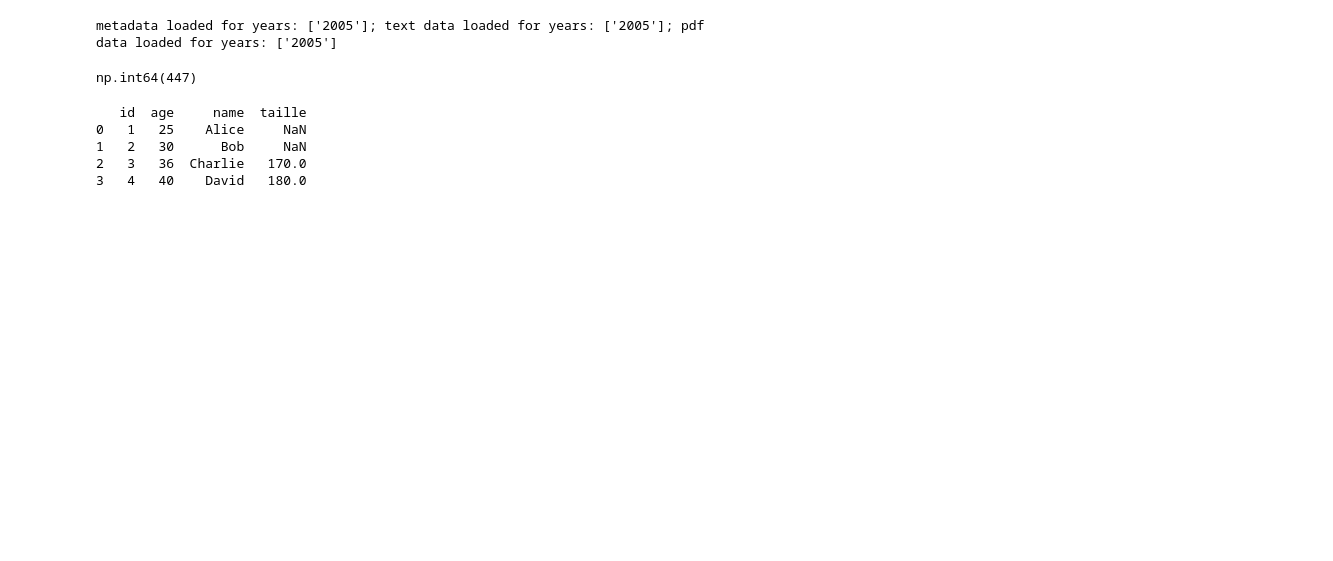
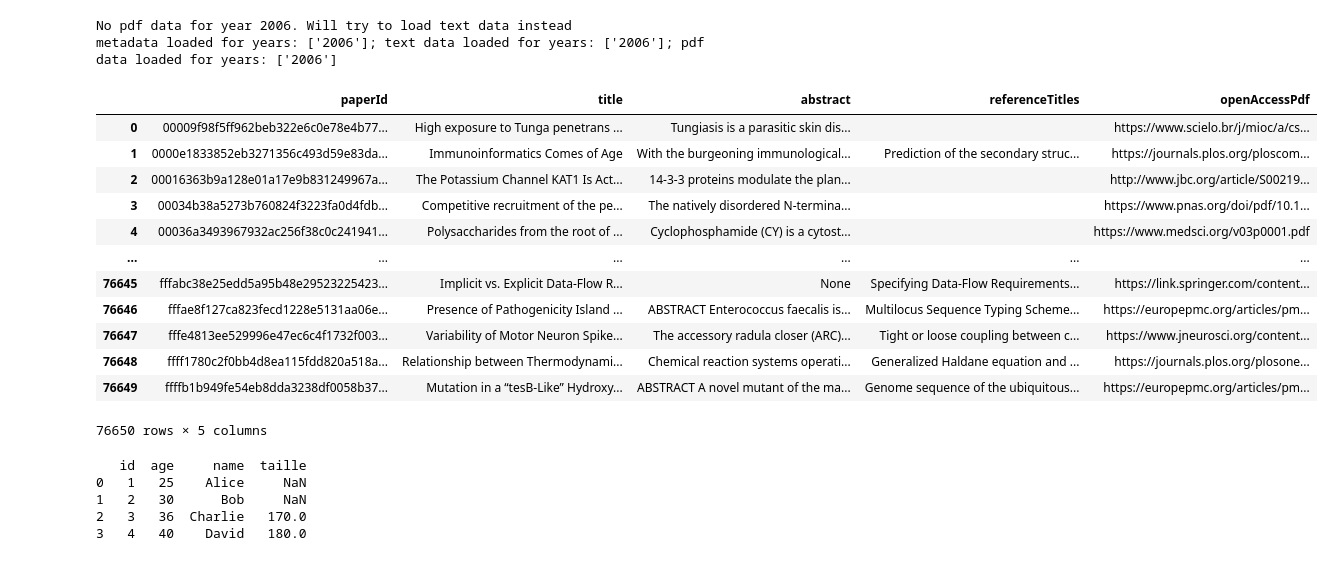
Before and after one commit to justjul/asXai, a Jupyter notebook: notebooks/extract_pdfs.ipynb, the cells around one changed output. Drawn from its saved outputs; the diff is of its cells as text; code cells hidden in the pictures; blank space fills up the shorter version.

Commit message:
Started refactoring dataset handling

```diff
--- a/notebooks/extract_pdfs.ipynb
+++ b/notebooks/extract_pdfs.ipynb
@@ -28,0 +65,4 @@ import tempfile
+# %%
+metadata, textdata = load_dataset(dataset_source='semanticsscholar', years=2005, data_types=['metadata', 'text'])
+display(metadata)
+display(textdata)
@@ -461,11 +966,24 @@ The PDF <_io.BufferedReader name='/home/jul/DST/recoRAG/data/temp/2/0055f213e8a8
 # %%
-metadata, textdata = load_dataset(path_to_data, years=[2005], data_types=['metadata', 'pdf'])
+metadata0, textdata0 = load_dataset(DATA_PATH, years=[2006], data_types=['metadata', 'pdf'])
 # %% [output]
-metadata loaded for years: ['2005']; text data loaded for years: ['2005']; pdf data loaded for years: ['2005']
+No pdf data for year 2006. Will try to load text data instead
+metadata loaded for years: ['2006']; text data loaded for years: ['2006']; pdf data loaded for years: ['2006']
-# %%
-textdata.iloc[:1000]["pdf_text"].isna().sum()
-# %% [output]
-np.int64(447)
+# %%
+textdata0
+# %% [output]
+|  | paperId | title | abstract | referenceTitles | openAccessPdf |
+| 0 | 00009f98f5ff962beb322e6c0e78e4b77... | High exposure to Tunga penetrans ... | Tungiasis is a parasitic skin dis... |  | https://www.scielo.br/j/mioc/a/cs... |
+| 1 | 0000e1833852eb3271356c493d59e83da... | Immunoinformatics Comes of Age | With the burgeoning immunological... | Prediction of the secondary struc... | https://journals.plos.org/ploscom... |
+| 2 | 00016363b9a128e01a17e9b831249967a... | The Potassium Channel KAT1 Is Act... | 14-3-3 proteins modulate the plan... |  | http://www.jbc.org/article/S00219... |
+| 3 | 00034b38a5273b760824f3223fa0d4fdb... | Competitive recruitment of the pe... | The natively disordered N-termina... |  | https://www.pnas.org/doi/pdf/10.1... |
+| 4 | 00036a3493967932ac256f38c0c241941... | Polysaccharides from the root of ... | Cyclophosphamide (CY) is a cytost... |  | https://www.medsci.org/v03p0001.pdf |
+| ... | ... | ... | ... | ... | ... |
+| 76645 | fffabc38e25edd5a95b48e29523225423... | Implicit vs. Explicit Data-Flow R... | None | Specifying Data-Flow Requirements... | https://link.springer.com/content... |
+| 76646 | fffae8f127ca823fecd1228e5131aa06e... | Presence of Pathogenicity Island ... | ABSTRACT Enterococcus faecalis is... | Multilocus Sequence Typing Scheme... | https://europepmc.org/articles/pm... |
+| 76647 | fffe4813ee529996e47ec6c4f1732f003... | Variability of Motor Neuron Spike... | The accessory radula closer (ARC)... | Tight or loose coupling between c... | https://www.jneurosci.org/content... |
+| 76648 | ffff1780c2f0bb4d8ea115fdd820a518a... | Relationship between Thermodynami... | Chemical reaction systems operati... | Generalized Haldane equation and ... | https://journals.plos.org/plosone... |
+| 76649 | ffffb1b949fe54eb8dda3238df0058b37... | Mutation in a “tesB-Like” Hydroxy... | ABSTRACT A novel mutant of the ma... | Genome sequence of the ubiquitous... | https://europepmc.org/articles/pm... |
+76650 rows × 5 columns
 # %%
 # Sample DataFrames
 df1 = pd.DataFrame({
```
Also changed, not shown: parts of 15 cells of this notebook, 8 other files.
